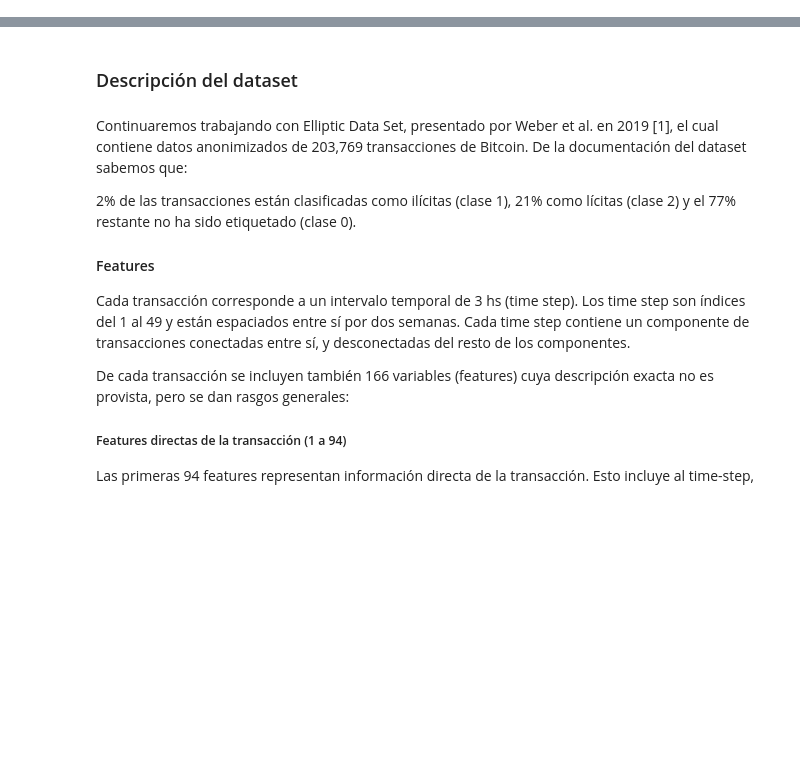
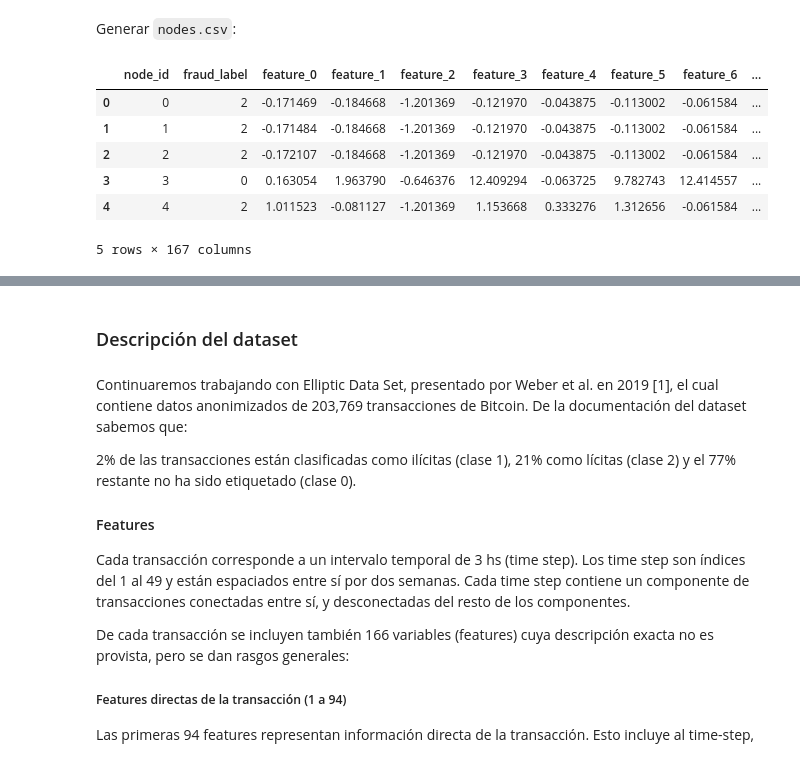
Before and after one commit to L-Ameneiro/elliptic-gnn-fraud-detector, a Jupyter notebook: notebooks/2-model-training.ipynb, the cells around one changed output, grey strips where cells are left out. Saved outputs shown, nothing was run; the diff lists cells and outputs as text; code cells hidden in the pictures; blank space fills up the shorter version.

```diff
--- a/notebooks/2-model-training.ipynb
+++ b/notebooks/2-model-training.ipynb
@@ -24,0 +35,5 @@ https://www.kaggle.com/code/karthikapv/licit-illicit-logistic-regression
+# %%
+from torch_geometric.datasets import EllipticBitcoinDataset
+
+dataset = EllipticBitcoinDataset(root='data/elliptic')
+data = dataset[0]  # Es un solo grafo
@@ -24,0 +81,24 @@ https://www.kaggle.com/code/karthikapv/licit-illicit-logistic-regression
+# %% [markdown]
+Generar `nodes.csv`:
+# %%
+
+# Features por transacción (nodo)
+features = data.x.numpy()  # shape: (203769, 166)
+
+# Etiquetas: 0 = legítimo, 1 = fraude, 2 = desconocido
+labels = data.y.numpy()  # shape: (203769,)
+
+# Construir DataFrame
+df_nodes = pd.DataFrame(features, columns=[f'feature_{i}' for i in range(features.shape[1])])
+df_nodes.insert(0, 'fraud_label', labels)
+df_nodes.insert(0, 'node_id', range(data.num_nodes))
+
+df_nodes.head()
+# %% [output]
+|  | node_id | fraud_label | feature_0 | feature_1 | feature_2 | feature_3 | feature_4 | feature_5 | feature_6 | ... |
+| 0 | 0 | 2 | -0.171469 | -0.184668 | -1.201369 | -0.121970 | -0.043875 | -0.113002 | -0.061584 | ... |
+| 1 | 1 | 2 | -0.171484 | -0.184668 | -1.201369 | -0.121970 | -0.043875 | -0.113002 | -0.061584 | ... |
+| 2 | 2 | 2 | -0.172107 | -0.184668 | -1.201369 | -0.121970 | -0.043875 | -0.113002 | -0.061584 | ... |
+| 3 | 3 | 0 | 0.163054 | 1.963790 | -0.646376 | 12.409294 | -0.063725 | 9.782743 | 12.414557 | ... |
+| 4 | 4 | 2 | 1.011523 | -0.081127 | -1.201369 | 1.153668 | 0.333276 | 1.312656 | -0.061584 | ... |
+5 rows × 167 columns
```
Also changed, not shown: parts of 39 cells of this notebook.
